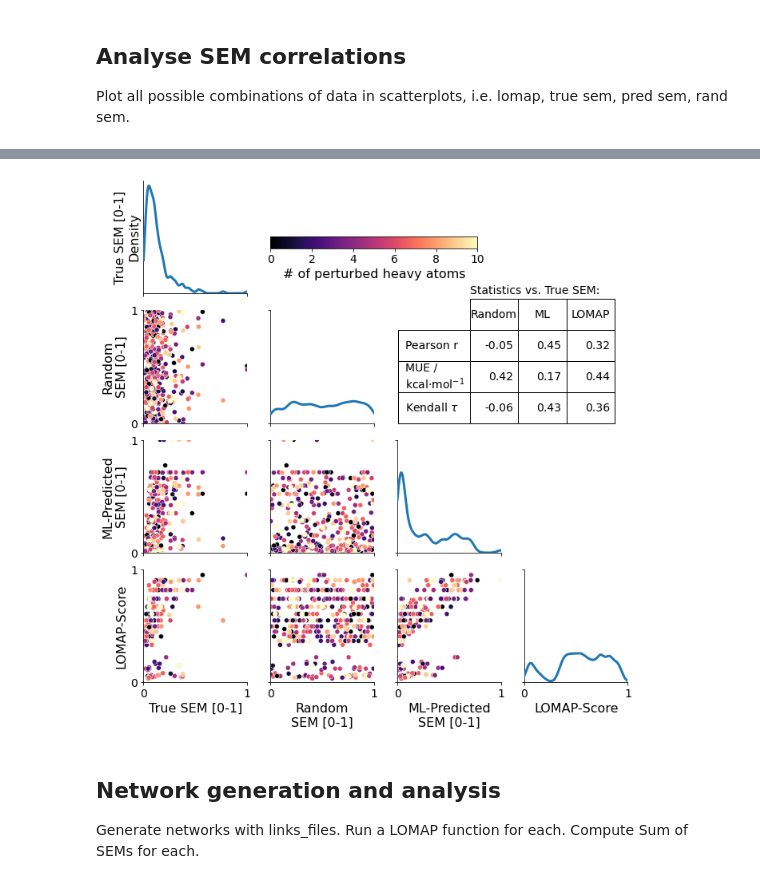
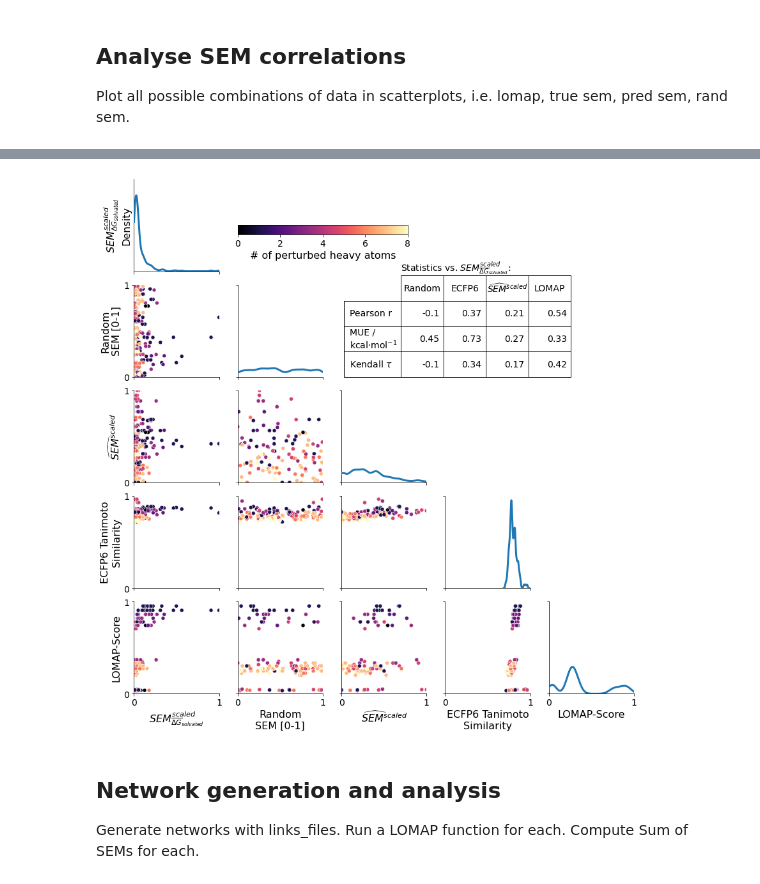
Before and after one commit to michellab/RBFENN, a Jupyter notebook: ANALYSIS/perturbation_networks/_05_generate_perturbation_networks.ipynb, the cells around one changed output, grey strips where cells are left out. Saved outputs shown, nothing was run; the diff lists cells and outputs as text; code cells hidden in the pictures.

```diff
--- a/ANALYSIS/perturbation_networks/_05_generate_perturbation_networks.ipynb
+++ b/ANALYSIS/perturbation_networks/_05_generate_perturbation_networks.ipynb
@@ -209,3 +29,5 @@ for tgt_group, data_df in cresset_df.groupby(by="tgt"):
+# %%
+exclude_intermediate = True # restart kernel after changing.
 # %% [markdown]
 # Analyse a single congeneric series: TYK2
 ## File preparation
@@ -304,14 +137,19 @@ Plot all possible combinations of data in scatterplots, i.e. lomap, true sem, pr
 true_sems_df = pd.read_csv("process/lomap/lomap_inputs_true_sems.csv", names=["Perturbation", "True SEM [0-1]"], sep=" ")
 pred_sems_df = pd.read_csv("process/lomap/lomap_inputs_pred_sems.csv", names=["Perturbation", "ML-Predicted\nSEM [0-1]"], sep=" ")
 rand_sems_df = pd.read_csv("process/lomap/lomap_inputs_rand_sems.csv", names=["Perturbation", "Random\nSEM [0-1]"], sep=" ")
-lomap_sems_df = pd.read_csv("process/lomap/lomap_inputs_lomap_scores.csv", names=["Perturbation", "LOMAP-Score"], sep=" ").drop_duplicates(subset="Perturbation")
+ecfp6_sems_df = pd.read_csv("process/lomap/lomap_inputs_ecfp6_sems.csv", names=["Perturbation", "ECFP6 Tanimoto Sim."], sep=" ")
+
+lomap_sems_df = pd.read_csv("process/lomap/lomap_inputs_lomap_scores.csv", names=["Perturbation", "LOMAP-Score"], sep=" ")
 
 # add the number of heavy atoms perturbed.
-num_ha = pd.read_csv("output/tmp_sem_predictions_jnk1.csv", usecols=[0, 4])
+num_ha = combined_df[["pert_name", "num_ha_change"]]
 num_ha.columns = ["Perturbation","Heavy Atoms Perturbed"]
 
 # create a single dataframe.
 sems_combined_df = reduce(lambda left,right: pd.merge(left,right,on='Perturbation'),
-      [true_sems_df, rand_sems_df, pred_sems_df, lomap_sems_df, num_ha])
+      [true_sems_df, rand_sems_df, pred_sems_df, ecfp6_sems_df, lomap_sems_df, num_ha])
+
+# drop duplicates.
+#sems_combined_df.drop_duplicates(subset="Perturbation", inplace=True)
 sems_combined_df
 # %% [output]
@@ -331,10 +169,11 @@ sems_combined_df
 # %%
 def computeStats(input_df):
     """return statistics input for table to plot."""
-    col_labels = ["Random", "ML", "LOMAP"]
+    col_labels = ["Random", "ECFP6", "$\widehat{SEM}^{scaled}$", "LOMAP"]
     row_labels = ["Pearson r", "MUE /\nkcal$\cdot$mol$^{-1}$", r"Kendall $\tau$"]
     table_vals = []
     for array in [input_df["Random\nSEM [0-1]"],
+                  input_df["ECFP6 Tanimoto Sim."],
                   input_df["ML-Predicted\nSEM [0-1]"],
                   input_df["LOMAP-Score"]
                  ]:
@@ -350,14 +189,24 @@ def computeStats(input_df):
     return col_labels, row_labels, table_vals
 
 col_labels, row_labels, table_vals = computeStats(sems_combined_df)
+# %%
+# remove intermediate
+if exclude_intermediate:
+    sems_combined_df = sems_combined_df[~sems_combined_df.Perturbation.str.contains("intermediate")]
 # %%
 data = sems_combined_df
 
 # make a pairplot.
+new_column_names = ['Perturbation', '$SEM^{scaled}_{\overline{\Delta{G}}_{solvated}}$', 'Random\nSEM [0-1]',
+       '$\widehat{SEM}^{scaled}$', 'ECFP6 Tanimoto\nSimilarity', 'LOMAP-Score',
+       'Heavy Atoms Perturbed']
+data.columns = new_column_names
 g = sns.PairGrid(data, hue="Heavy Atoms Perturbed", palette='magma')
 g.map_lower(sns.scatterplot)
 g.map_diag(sns.kdeplot, lw=3, hue=None, bw_adjust=0.5, clip=(0.0, 1.0))
 
+# $SEM^{scaled}_{\overline{\Delta{G}}_{solvated}}$
+# $\widehat{SEM}^{scaled}$
 
 # create the colorbar.
 norm = plt.Normalize(data["Heavy Atoms Perturbed"].min(), data["Heavy Atoms Perturbed"].max()+1)
@@ -371,39 +220,43 @@ axins = inset_axes(g.axes.flatten()[1],
                    bbox_to_anchor=(0.0, 0.4, 1, 1),
                    bbox_transform=g.axes.flatten()[1].transAxes,
                    borderpad=0,
                    )
 
 cbar = g.figure.colorbar(sm, shrink=1.5, cax=axins, orientation="horizontal")
 cbar.set_label('# of perturbed heavy atoms')
 
 
 # hide empty graphs.
 for i, ax in enumerate(g.axes.flatten()):
-    if i in [1, 2, 3, 6, 7, 11]:
+    if i in [1, 2, 3, 4, 7, 8, 9, 13, 14, 19]:
         ax.axis("off")
 
 
 #adjust ticks such that each plot just shows 0 and 1.
 for ax in g.axes.flatten():
     ax.xaxis.set_major_locator(plt.MaxNLocator(1))
     ax.yaxis.set_major_locator(plt.MaxNLocator(1))
     ax.set_xlim(0, 1)
     ax.set_ylim(0, 1)
 
 # Hide y ticks in true SEM density plot to avoid confusion.
 g.axes.flatten()[0].set_yticks([])
-g.axes.flatten()[0].set_ylabel("True SEM [0-1]\nDensity")
+g.axes.flatten()[0].set_ylabel("$SEM^{scaled}_{\overline{\Delta{G}}_{solvated}}$\nDensity")
 
-table = g.axes.flatten()[6].table(cellText=table_vals,
+
+# create a table with statistics.
+table = g.axes.flatten()[7].table(cellText=table_vals,
                   rowLabels=row_labels,
                   colLabels=col_labels,
-                  bbox=[0.7, 0, 1.4, 1.1])
+                  bbox=[0.7, 0, 2, 1.1])
 table.auto_set_font_size(False)
 table.set_fontsize(14)
-g.axes.flatten()[2].annotate("Statistics vs. True SEM:",xy=(0.7,0))
+
+
+g.axes.flatten()[2].annotate("Statistics vs. $SEM^{scaled}_{\overline{\Delta{G}}_{solvated}}$:",xy=(0.7,0))
 plt.show()
 # %% [output]
-[figure, old version]
+[figure, new version]
 # %% [markdown]
 ## Network generation and analysis
 Generate networks with links_files. Run a LOMAP function for each. Compute Sum of SEMs for each.
```
Also changed, not shown: parts of 37 cells of this notebook.
